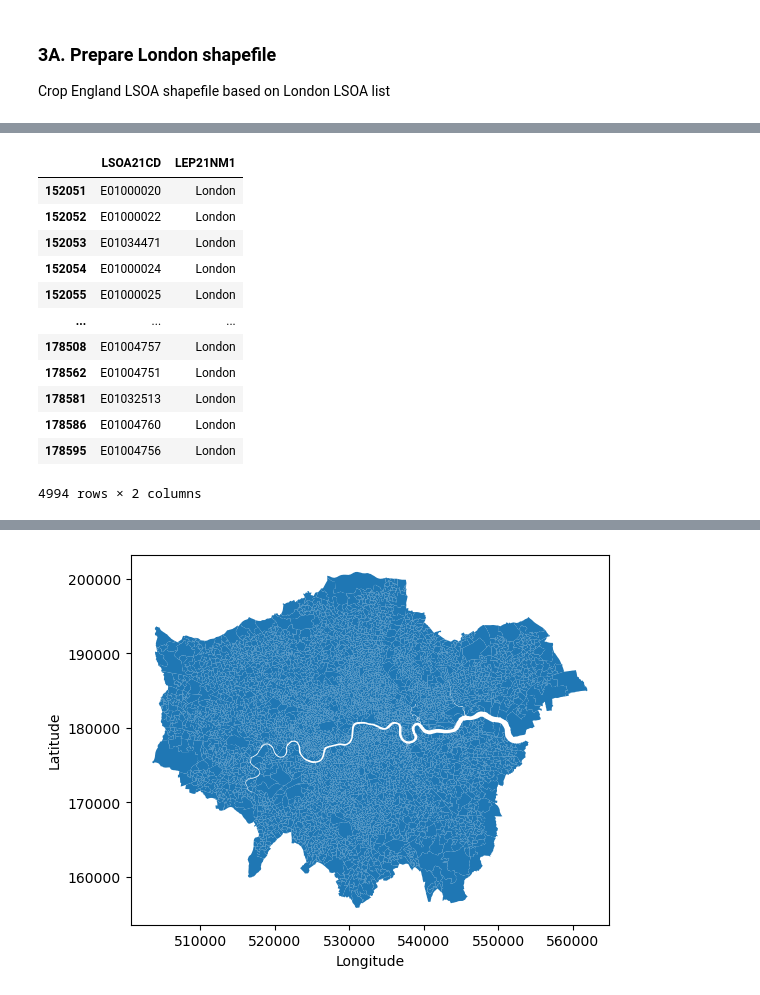
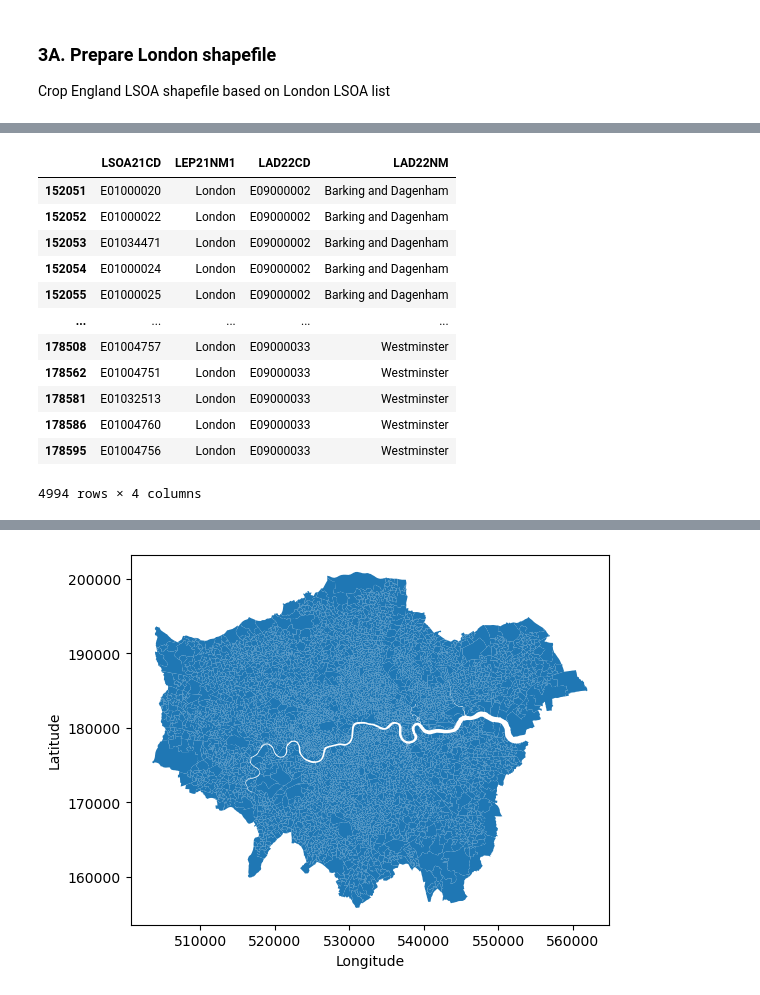
Before and after one commit to simwen/London_uhi, a Jupyter notebook: london_uhi.ipynb, the cells around one changed output, grey strips where cells are left out. Cells and saved outputs as stored; diff of their text form; code cells hidden in the pictures.

```diff
--- a/london_uhi.ipynb
+++ b/london_uhi.ipynb
@@ -248,26 +248,26 @@ england_lsoas.head()
 | 3 | E01000005 | City of London 001E | 533581 | 181283 | -0.076270 | 51.5147 | 13d65a8b-5e13-443a-b355-5775794de964 | POLYGON ((533619.062 181402.364, ... |
 | 4 | E01000006 | Barking and Dagenham 016A | 544994 | 184274 | 0.089317 | 51.5387 | 06953962-0ae1-417a-8357-b314a1fb5716 | POLYGON ((545126.852 184310.838, ... |
 # %%
-lsoa_lookup = pd.read_csv('./data/raw/london_gis_boundaries/area_lookup.csv')
+lsoa_lookup = pd.read_csv('./data/raw/area_lookup.csv')
 
-lsoa_lookup = lsoa_lookup[['LSOA21CD', 'LEP21NM1']]
+lsoa_lookup = lsoa_lookup[['LSOA21CD', 'LEP21NM1', 'LAD22CD', 'LAD22NM']]
 lsoa_list = lsoa_lookup[lsoa_lookup['LEP21NM1'] == 'London']
 lsoa_list = lsoa_list.drop_duplicates()
 lsoa_list
 # %% [output]
-|  | LSOA21CD | LEP21NM1 |
-| 152051 | E01000020 | London |
-| 152052 | E01000022 | London |
-| 152053 | E01034471 | London |
-| 152054 | E01000024 | London |
-| 152055 | E01000025 | London |
-| ... | ... | ... |
-| 178508 | E01004757 | London |
-| 178562 | E01004751 | London |
-| 178581 | E01032513 | London |
-| 178586 | E01004760 | London |
-| 178595 | E01004756 | London |
+|  | LSOA21CD | LEP21NM1 | LAD22CD | LAD22NM |
+| 152051 | E01000020 | London | E09000002 | Barking and Dagenham |
+| 152052 | E01000022 | London | E09000002 | Barking and Dagenham |
+| 152053 | E01034471 | London | E09000002 | Barking and Dagenham |
+| 152054 | E01000024 | London | E09000002 | Barking and Dagenham |
+| 152055 | E01000025 | London | E09000002 | Barking and Dagenham |
+| ... | ... | ... | ... | ... |
+| 178508 | E01004757 | London | E09000033 | Westminster |
+| 178562 | E01004751 | London | E09000033 | Westminster |
+| 178581 | E01032513 | London | E09000033 | Westminster |
+| 178586 | E01004760 | London | E09000033 | Westminster |
+| 178595 | E01004756 | London | E09000033 | Westminster |
-4994 rows × 2 columns
+4994 rows × 4 columns
 # %%
 london_lsoas_bng = pd.merge(england_lsoas, lsoa_list, on='LSOA21CD', how='left')
 
```
Also changed, not shown: parts of 27 cells of this notebook.
